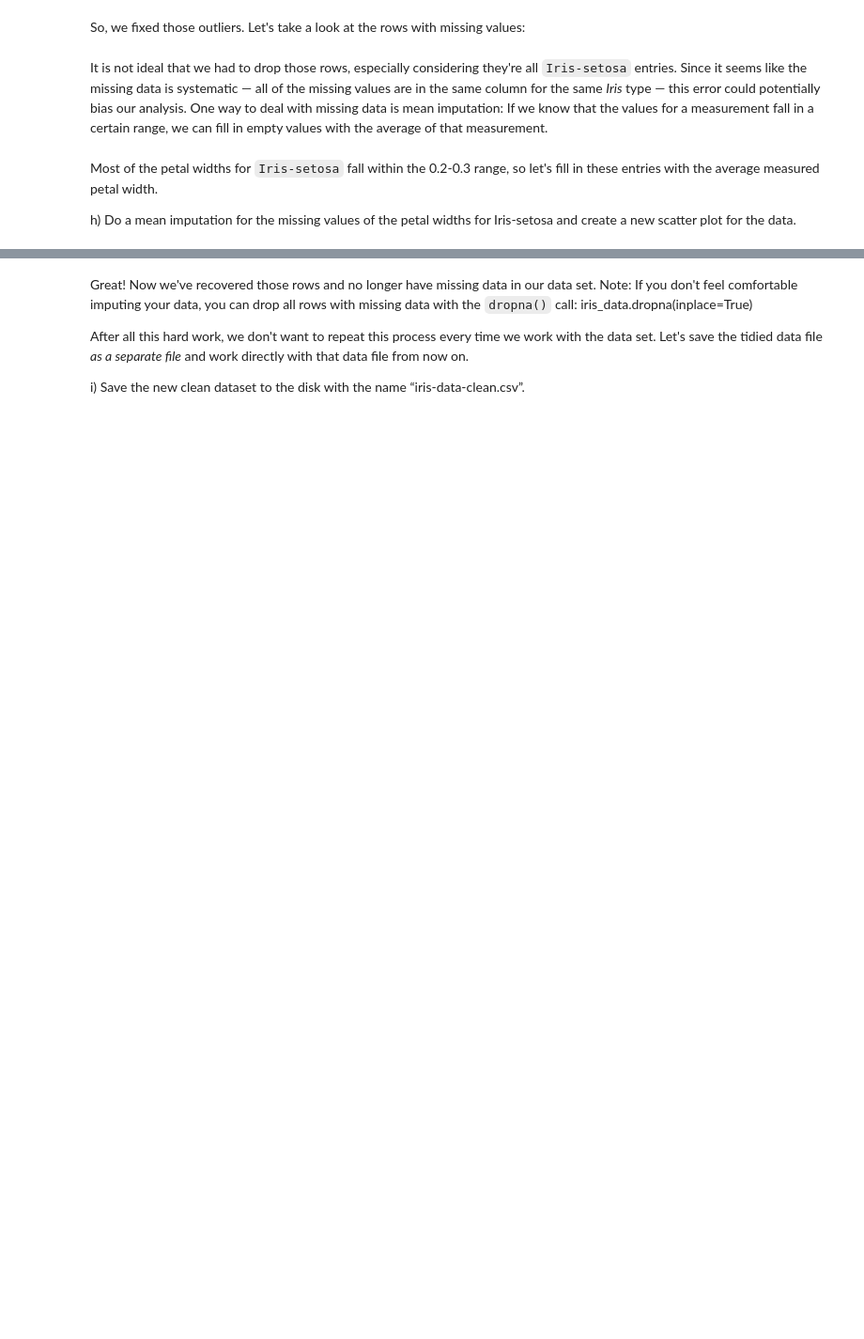
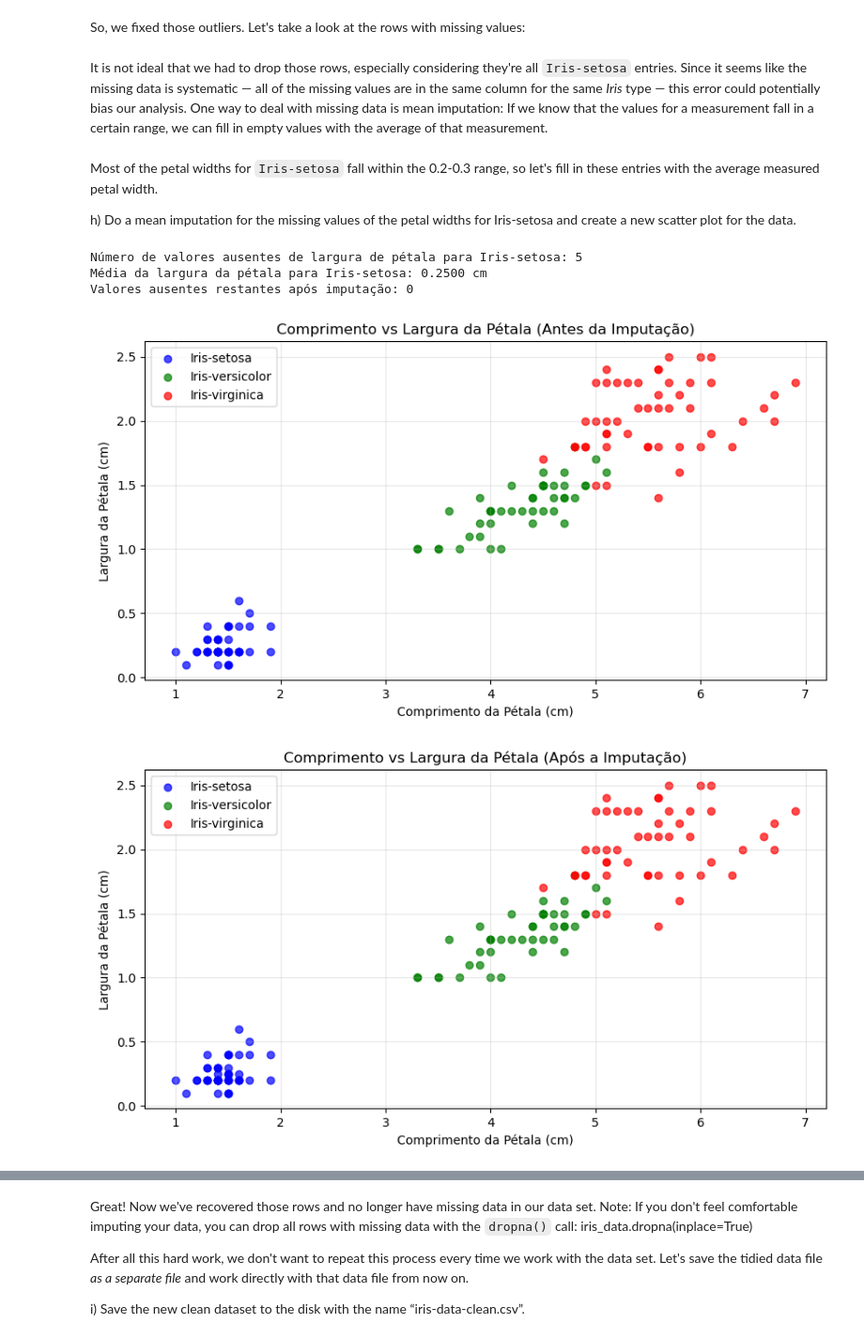
Before and after one commit to alexandre2004costa/IA_project2, a Jupyter notebook: Exercise5_IART_SupervisedLearning_Notebook/Exercise5_SupervisedLearning_ToComplete.ipynb, the cells around one changed output, grey strips where cells are left out. Shown at 94% size. Drawn from its saved outputs; the diff is of its cells as text; code cells hidden in the pictures; blank space fills up the shorter version.

```diff
--- a/Exercise5_IART_SupervisedLearning_Notebook/Exercise5_SupervisedLearning_ToComplete.ipynb
+++ b/Exercise5_IART_SupervisedLearning_Notebook/Exercise5_SupervisedLearning_ToComplete.ipynb
@@ -137,0 +331,78 @@ h) Do a mean imputation for the missing values of the petal widths for Iris-seto
+# %%
+# Your Code Here
+# ...
+import pandas as pd
+import matplotlib.pyplot as plt
+import numpy as np
+
+# Carregar o dataset iris
+iris_data = pd.read_csv('iris-data.csv')
+
+# Criar uma cópia para evitar modificar os dados originais
+iris_imputed = iris_data.copy()
+
+# Filtrar apenas os espécimes Iris-setosa
+setosa_data = iris_imputed[iris_imputed['class'] == 'Iris-setosa']
+
+# Verificar valores ausentes na largura da pétala para Iris-setosa
+missing_petal_width = setosa_data['petal_width_cm'].isna().sum()
+print(f"Número de valores ausentes de largura de pétala para Iris-setosa: {missing_petal_width}")
+
+# Calcular a média da largura da pétala para Iris-setosa (excluindo valores ausentes)
+setosa_mean_petal_width = setosa_data['petal_width_cm'].mean()
+print(f"Média da largura da pétala para Iris-setosa: {setosa_mean_petal_width:.4f} cm")
+
+# Imputar valores ausentes com a média para Iris-setosa
+iris_imputed.loc[(iris_imputed['class'] == 'Iris-setosa') &
+                 (iris_imputed['petal_width_cm'].isna()), 'petal_width_cm'] = setosa_mean_petal_width
+
+# Verificar que não restam valores ausentes
+setosa_data_imputed = iris_imputed[iris_imputed['class'] == 'Iris-setosa']
+remaining_missing = setosa_data_imputed['petal_width_cm'].isna().sum()
+print(f"Valores ausentes restantes após imputação: {remaining_missing}")
+
+# Criar um gráfico de dispersão antes da imputação - filtrando valores NaN
+# Filtrar dados sem valores ausentes para o gráfico antes da imputação
+valid_data_before = iris_data.dropna(subset=['petal_length_cm', 'petal_width_cm'])
+
+plt.figure(figsize=(10, 5))
+colors = {'Iris-setosa': 'blue', 'Iris-versicolor': 'green', 'Iris-virginica': 'red'}
+for species in colors:
+    species_data = valid_data_before[valid_data_before['class'] == species]
+    plt.scatter(species_data['petal_length_cm'], species_data['petal_width_cm'],
+                color=colors[species], alpha=0.7, label=species)
+
+plt.title('Comprimento vs Largura da Pétala (Antes da Imputação)')
+plt.xlabel('Comprimento da Pétala (cm)')
+plt.ylabel('Largura da Pétala (cm)')
+plt.legend()
+plt.grid(True, alpha=0.3)
+plt.show()
+
+# Criar um gráfico de dispersão após a imputação
+plt.figure(figsize=(10, 5))
+for species in colors:
+    species_data = iris_imputed[iris_imputed['class'] == species]
+    plt.scatter(species_data['petal_length_cm'], species_data['petal_width_cm'],
+                color=colors[species], alpha=0.7, label=species)
+
+plt.title('Comprimento vs Largura da Pétala (Após a Imputação)')
+plt.xlabel('Comprimento da Pétala (cm)')
+plt.ylabel('Largura da Pétala (cm)')
+plt.legend()
+plt.grid(True, alpha=0.3)
+plt.show()
+
+# Exibir estatísticas resumidas para os dados imputados
+print("\nEstatísticas resumidas para largura da pétala de Iris-setosa (após imputação):")
+print(setosa_data_imputed['petal_width_cm'].describe())
+
+# Mostrar quantos valores foram imputados
+print(f"\nNúmero de valores imputados: {missing_petal_width}")
+print(f"Porcentagem de amostras de Iris-setosa imputadas: {(missing_petal_width/len(setosa_data)*100):.2f}%")
+# %% [output]
+Número de valores ausentes de largura de pétala para Iris-setosa: 5
+Média da largura da pétala para Iris-setosa: 0.2500 cm
+Valores ausentes restantes após imputação: 0
+[figure, added]
+[figure, added]
```
Also changed, not shown: parts of 18 cells of this notebook, 1 other file.
